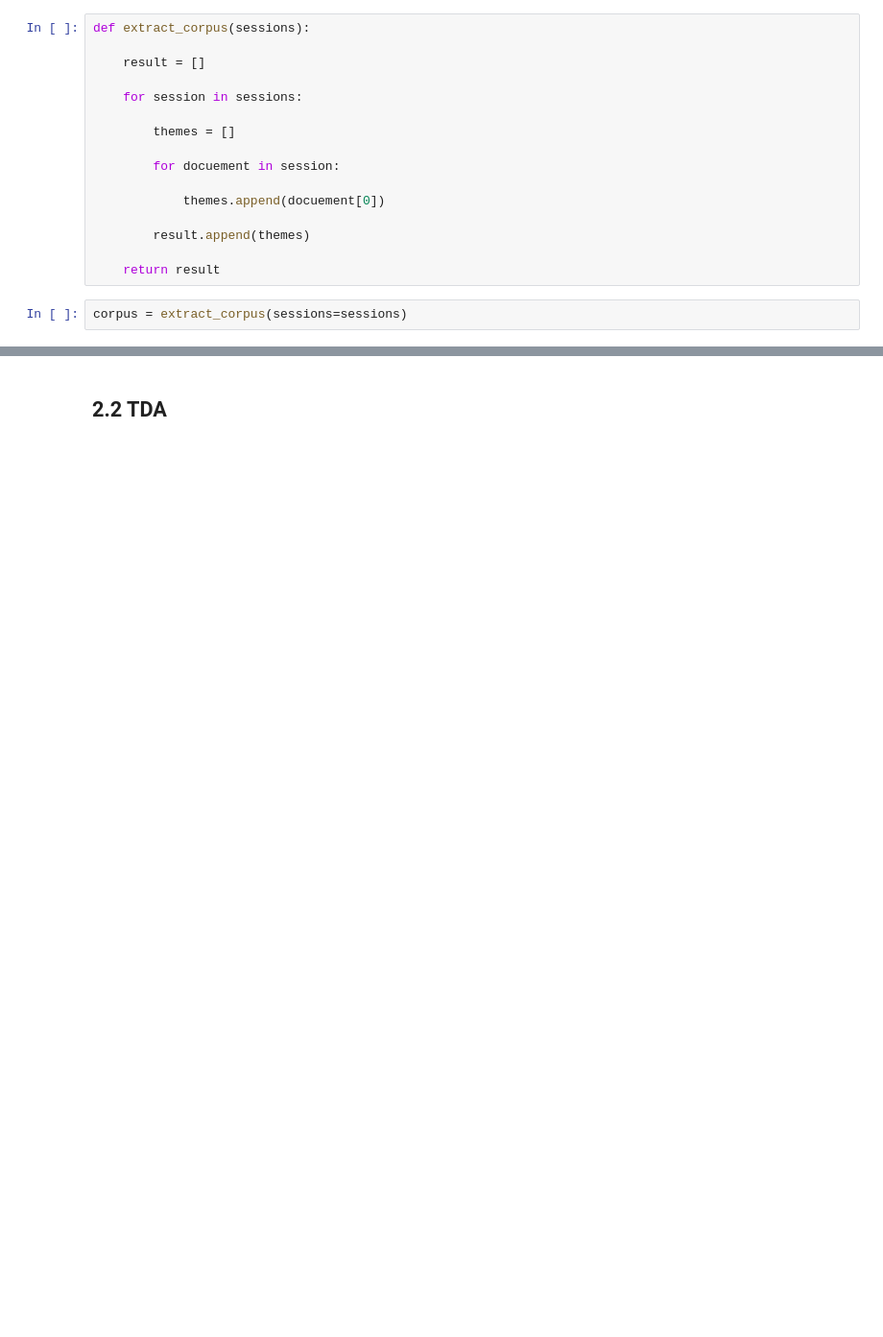
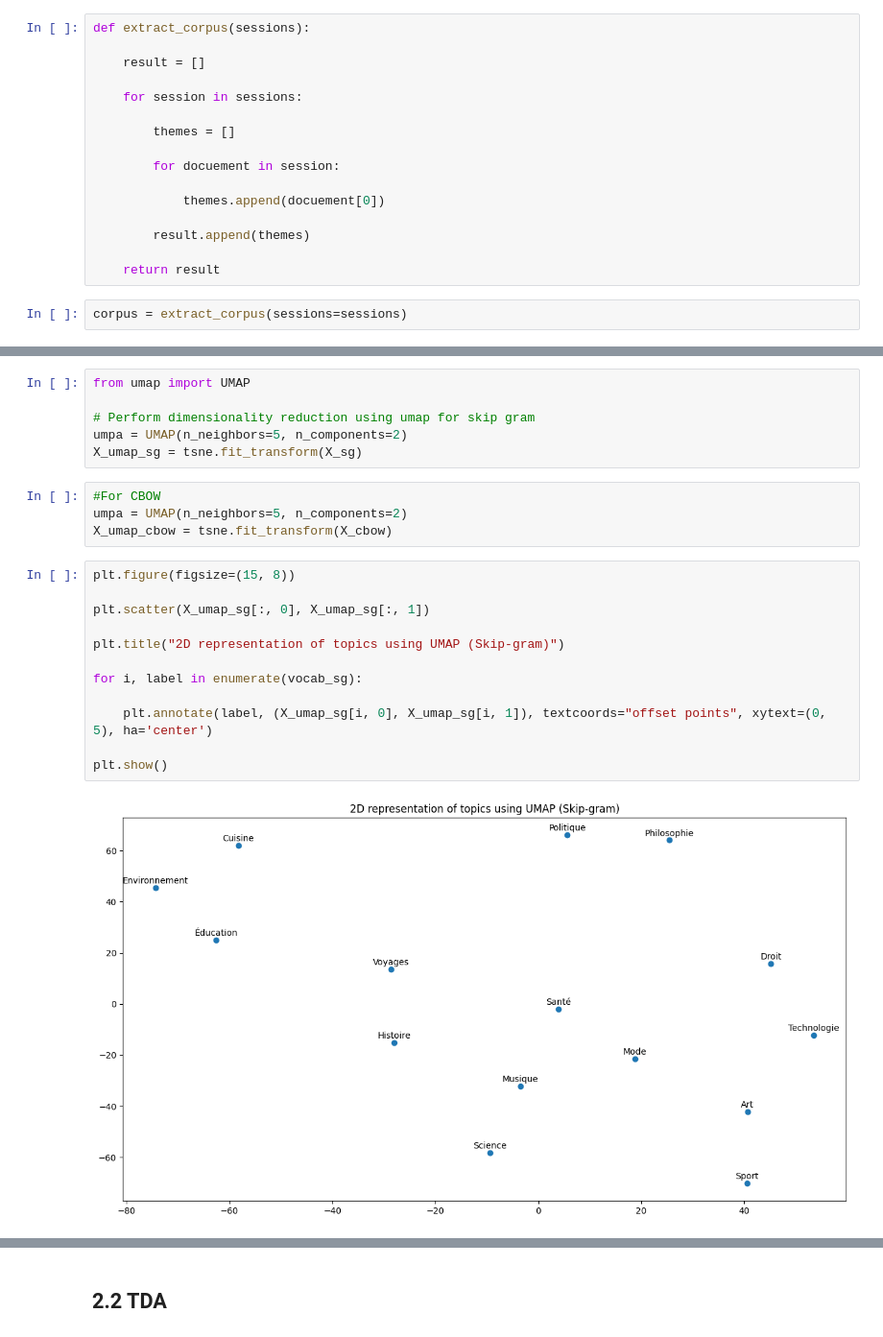
Before and after one commit to Mohsine13-bot/TDA_NAV, a Jupyter notebook: tda.ipynb, the cells around one changed output, grey strips where cells are left out. Shown at 96% size. Drawn from its saved outputs; the diff is of its cells as text; blank space fills up the shorter version.

```diff
--- a/tda.ipynb
+++ b/tda.ipynb
@@ -223,0 +280,24 @@ plt.show()
+# %%
+from umap import UMAP
+
+# Perform dimensionality reduction using umap for skip gram
+umpa = UMAP(n_neighbors=5, n_components=2)
+X_umap_sg = tsne.fit_transform(X_sg)
+# %%
+#For CBOW
+umpa = UMAP(n_neighbors=5, n_components=2)
+X_umap_cbow = tsne.fit_transform(X_cbow)
+# %%
+plt.figure(figsize=(15, 8))
+
+plt.scatter(X_umap_sg[:, 0], X_umap_sg[:, 1])
+
+plt.title("2D representation of topics using UMAP (Skip-gram)")
+
+for i, label in enumerate(vocab_sg):
+
+    plt.annotate(label, (X_umap_sg[i, 0], X_umap_sg[i, 1]), textcoords="offset points", xytext=(0, 5), ha='center')
+
+plt.show()
+# %% [output]
+[figure, added]
```
Also changed, not shown: parts of 91 cells of this notebook, 1 other file.
